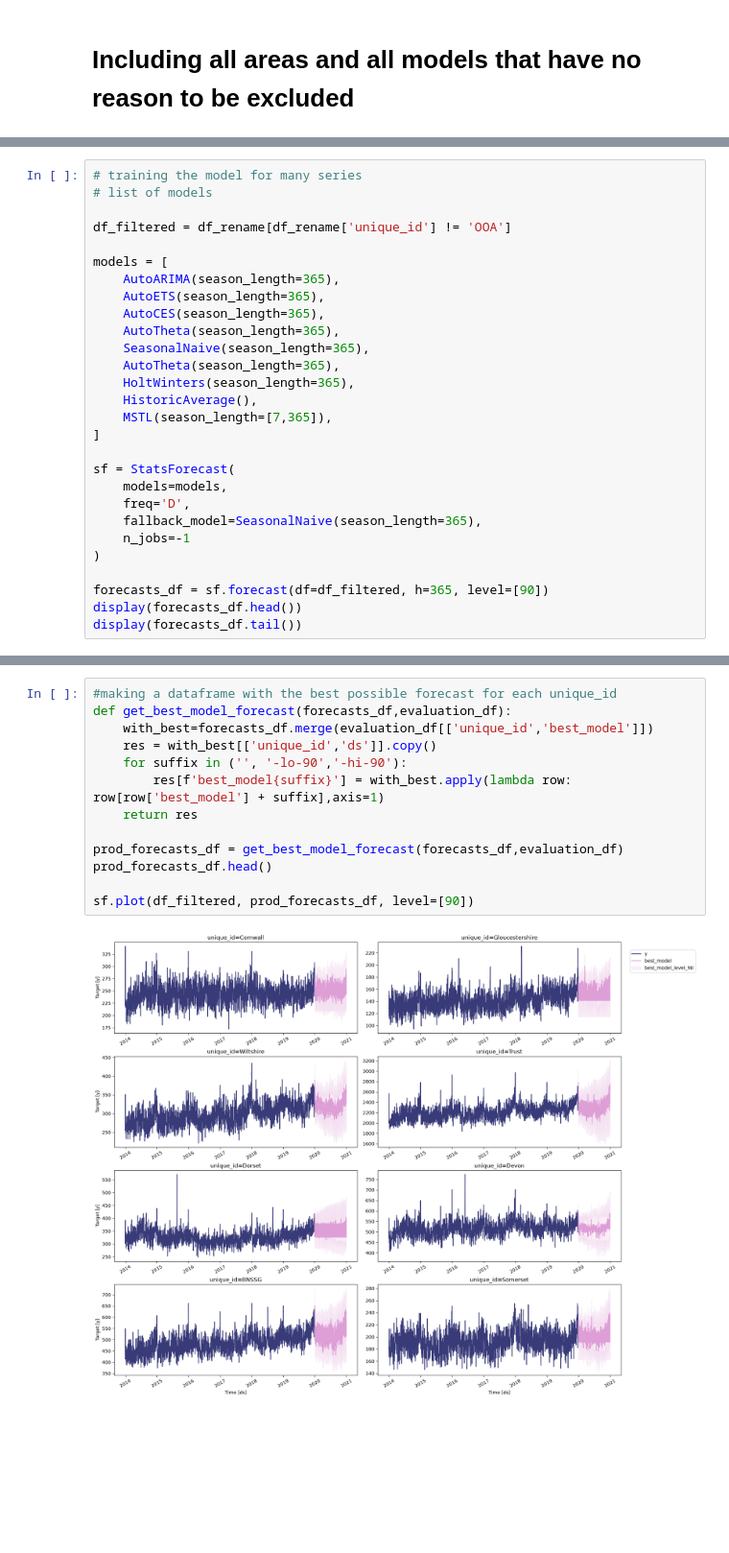
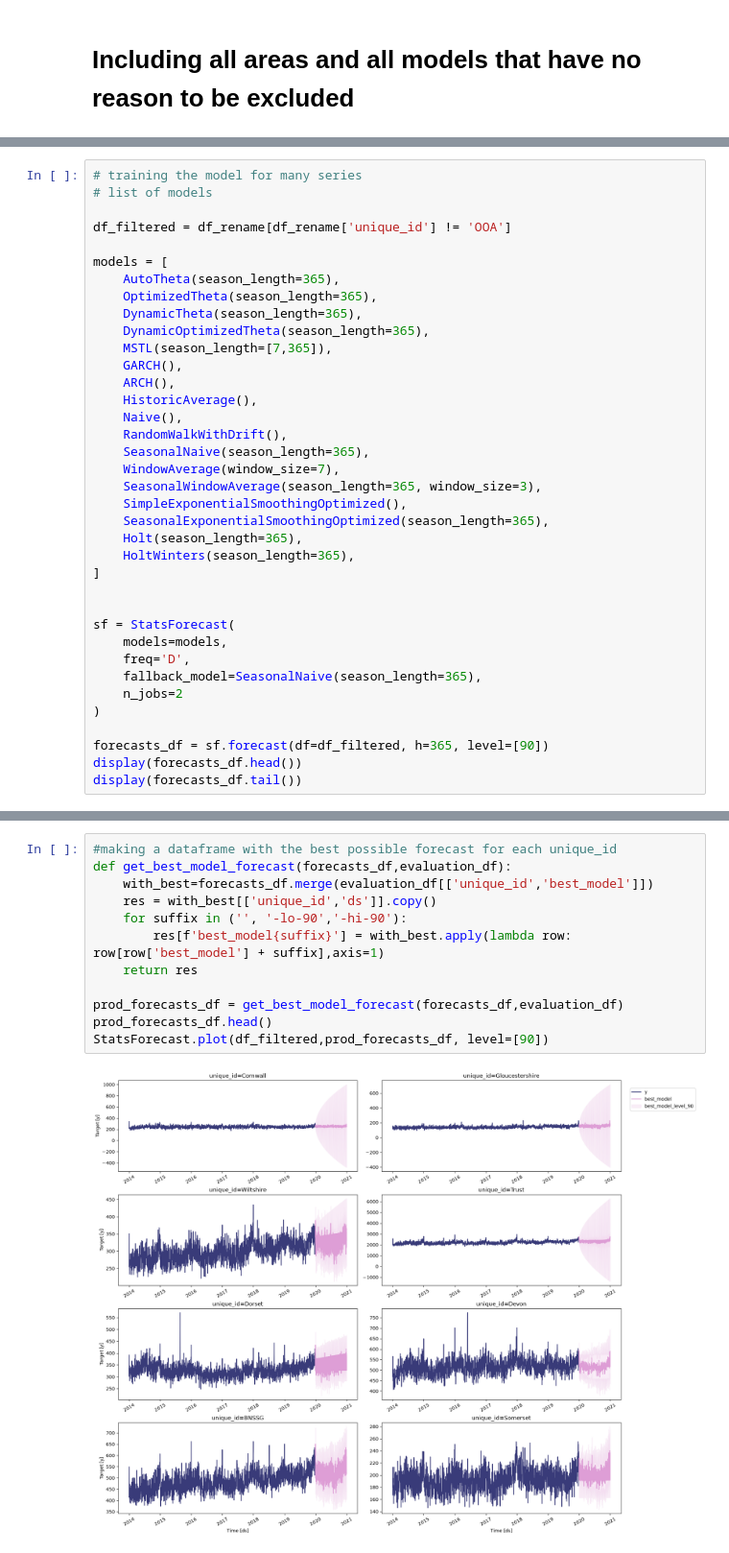
Before and after one commit to ambmodels/ambforecast-intern, a Jupyter notebook: statsforecast_ambulanceresponse.ipynb, the cells around one changed output, grey strips where cells are left out. Shown at 96% size. Drawn from its saved outputs; the diff is of its cells as text; blank space fills up the shorter version.

```diff
--- a/statsforecast_ambulanceresponse.ipynb
+++ b/statsforecast_ambulanceresponse.ipynb
@@ -182,22 +181,31 @@ StatsForecast.plot(df_rename)
 df_filtered = df_rename[df_rename['unique_id'] != 'OOA']
 
 models = [
-    AutoARIMA(season_length=365),
-    AutoETS(season_length=365),
-    AutoCES(season_length=365),
     AutoTheta(season_length=365),
+    OptimizedTheta(season_length=365),
+    DynamicTheta(season_length=365),
+    DynamicOptimizedTheta(season_length=365),
+    MSTL(season_length=[7,365]),
+    GARCH(),
+    ARCH(),
+    HistoricAverage(),
+    Naive(),
+    RandomWalkWithDrift(),
     SeasonalNaive(season_length=365),
-    AutoTheta(season_length=365),
+    WindowAverage(window_size=7),
+    SeasonalWindowAverage(season_length=365, window_size=3),
+    SimpleExponentialSmoothingOptimized(),
+    SeasonalExponentialSmoothingOptimized(season_length=365),
+    Holt(season_length=365),
     HoltWinters(season_length=365),
-    HistoricAverage(),
-    MSTL(season_length=[7,365]),
 ]
+
 
 sf = StatsForecast(
     models=models,
     freq='D',
     fallback_model=SeasonalNaive(season_length=365),
-    n_jobs=-1
+    n_jobs=2
 )
 
 forecasts_df = sf.forecast(df=df_filtered, h=365, level=[90])
@@ -270,15 +292,14 @@ evaluation_df['best_model'].value_counts().to_frame().reset_index()
 # %%
 #making a dataframe with the best possible forecast for each unique_id
 def get_best_model_forecast(forecasts_df,evaluation_df):
     with_best=forecasts_df.merge(evaluation_df[['unique_id','best_model']])
     res = with_best[['unique_id','ds']].copy()
     for suffix in ('', '-lo-90','-hi-90'):
         res[f'best_model{suffix}'] = with_best.apply(lambda row: row[row['best_model'] + suffix],axis=1)
     return res
 
 prod_forecasts_df = get_best_model_forecast(forecasts_df,evaluation_df)
 prod_forecasts_df.head()
-
-sf.plot(df_filtered, prod_forecasts_df, level=[90])
+StatsForecast.plot(df_filtered,prod_forecasts_df, level=[90])
 # %% [output]
-[figure, old version]
+[figure, new version]
```
Also changed, not shown: parts of 6 cells of this notebook.
